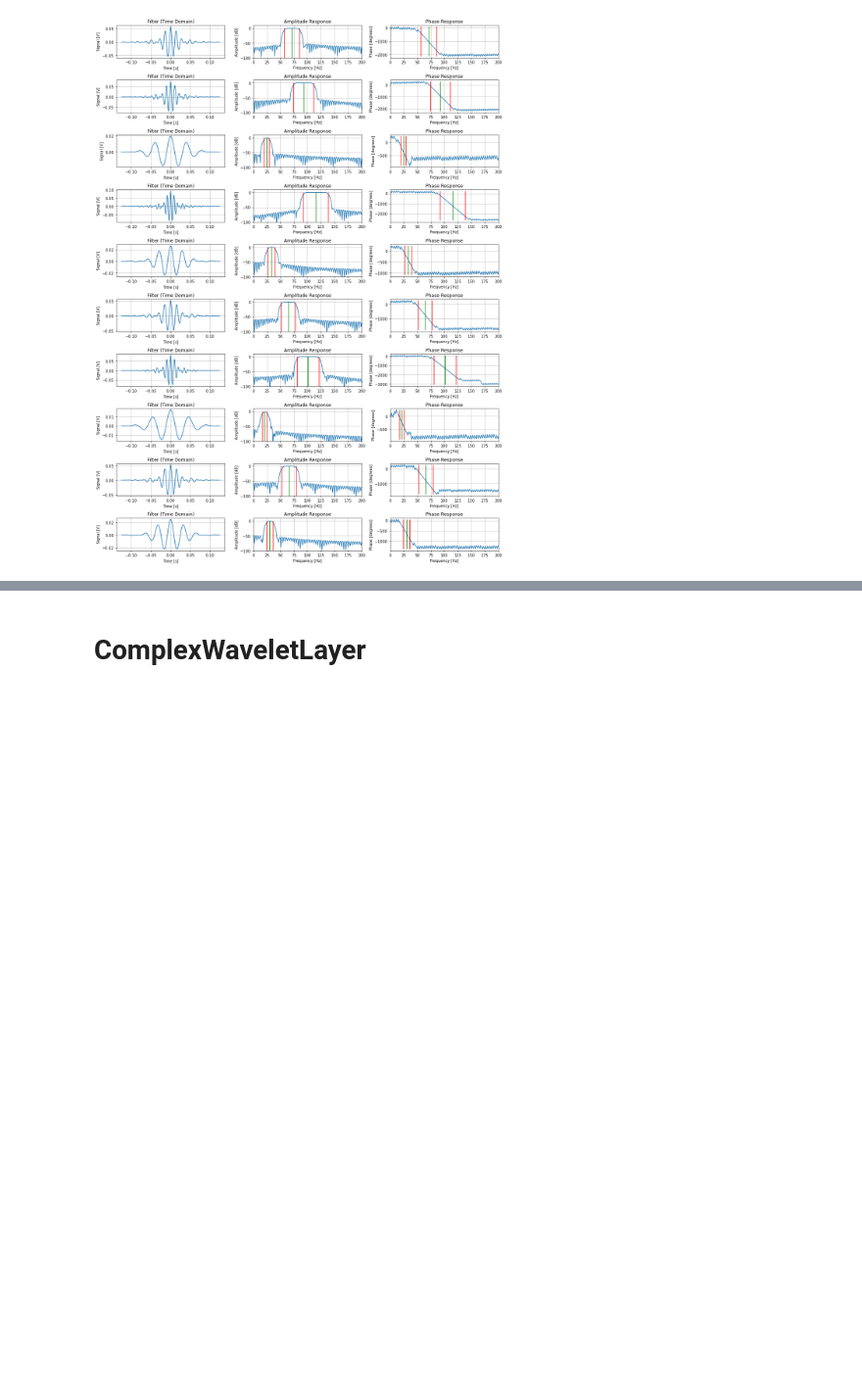
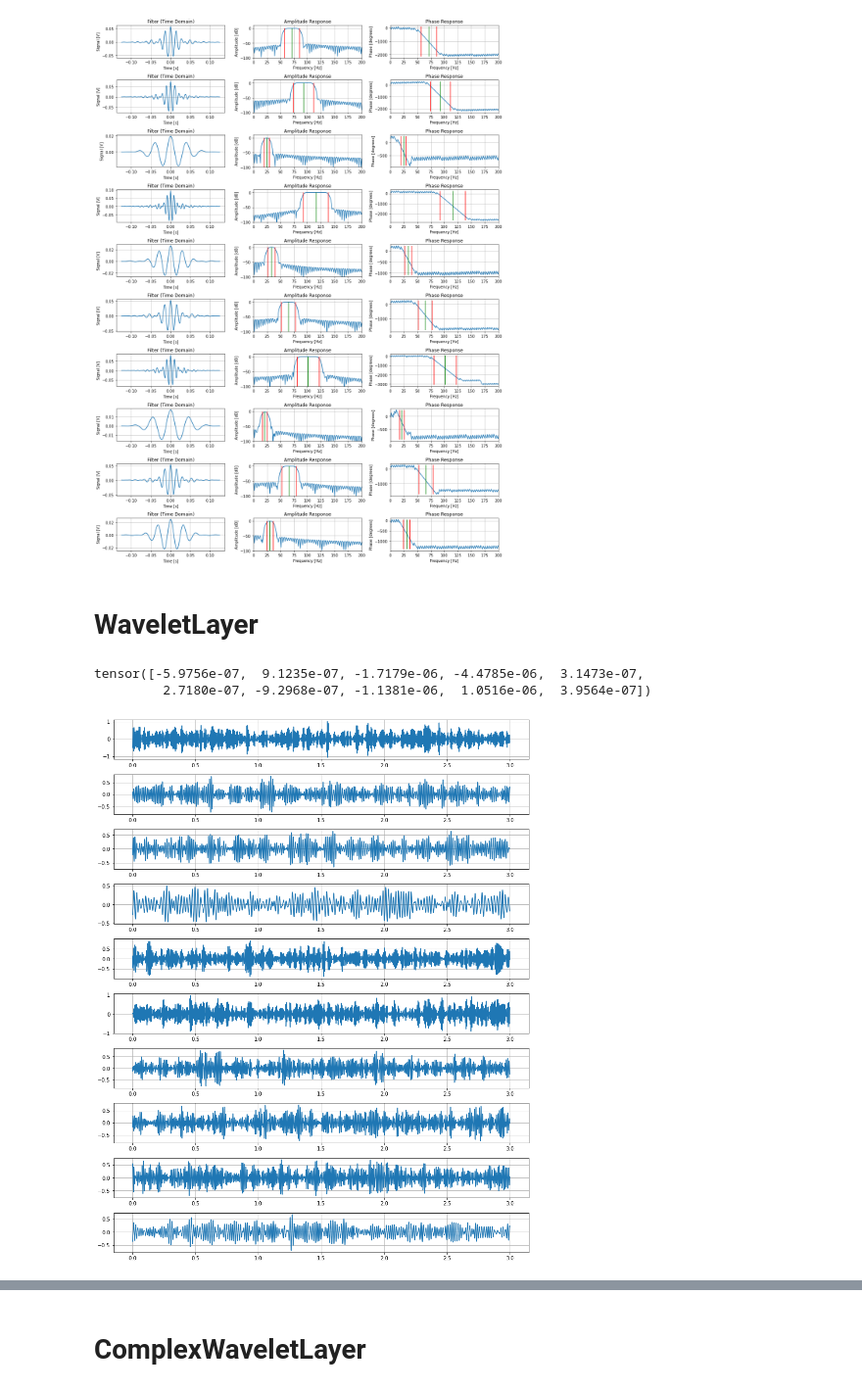
Before and after one commit to amvosk/adenvex, a Jupyter notebook: Layers.ipynb, the cells around one changed output, grey strips where cells are left out. Shown at 98% size. Drawn from its saved outputs; the diff is of its cells as text; code cells hidden in the pictures; blank space fills up the shorter version.

```diff
--- a/Layers.ipynb
+++ b/Layers.ipynb
@@ -107,3 +201,51 @@ plt.tight_layout()
 plt.show()
 # %% [output]
 [figure]
+# %% [markdown]
+# WaveletLayer
+# %%
+torch.manual_seed(0)
+
+srate = 1000
+n_channels = 10
+freq = None
+# bandwidth = None
+bandwidth = 0.4
+x = torch.randn(size=(n_channels, 3000,))
+
+wavelet = WaveletLayer(
+    n_channels=n_channels,
+    kernel_size=251,
+    srate=srate,
+    fmin_init=20,
+    fmax_init=150,
+    freq=freq,
+    bandwidth=bandwidth,
+)
+
+y = wavelet(x)
+
+assert x.shape == y.shape
+y.mean().backward()
+wavelet.coef_freq.grad
+# %% [output]
+tensor([-5.9756e-07,  9.1235e-07, -1.7179e-06, -4.4785e-06,  3.1473e-07,
+         2.7180e-07, -9.2968e-07, -1.1381e-06,  1.0516e-06,  3.9564e-07])
+# %%
+x_numpy = x.numpy()
+y_numpy = y.detach().numpy()
+scale = np.arange(x_numpy.shape[-1]) / srate
+
+fig, ax = plt.subplots(n_channels, 1, figsize=(12, 1.5*n_channels))
+for i in range(n_channels):
+
+    ax[i].plot(scale, y_numpy[i])
+    ax[i].set_xlabel('')
+    ax[i].set_ylabel('')
+    ax[i].set_title('')
+    ax[i].grid(True)
+
+plt.tight_layout()
+plt.show()
+# %% [output]
+[figure, added]
```
Also changed, not shown: parts of 14 cells of this notebook, 2 other files.
